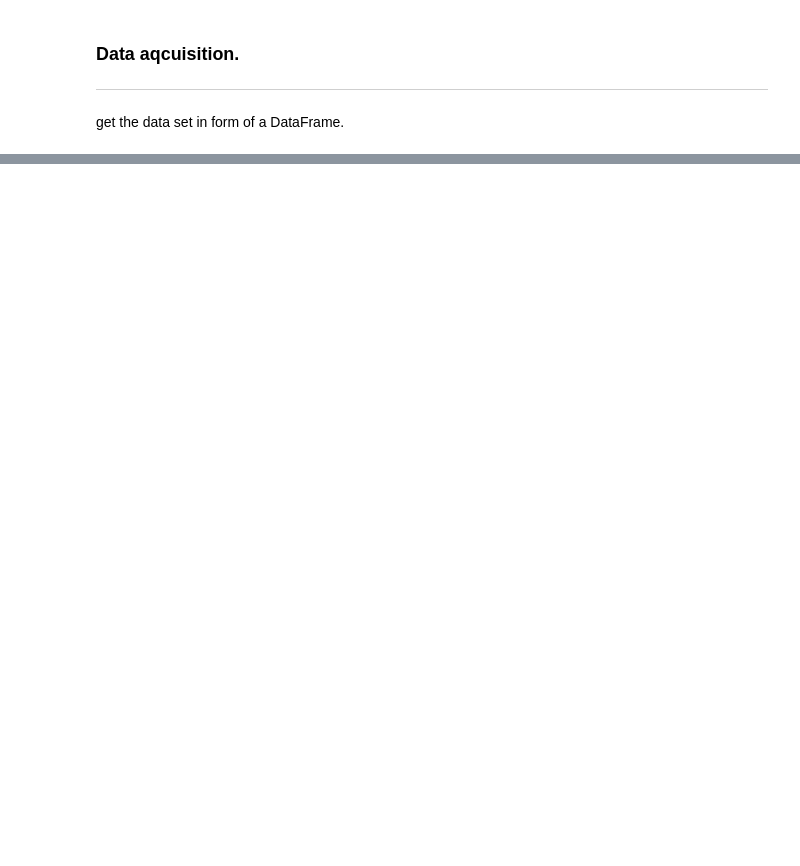
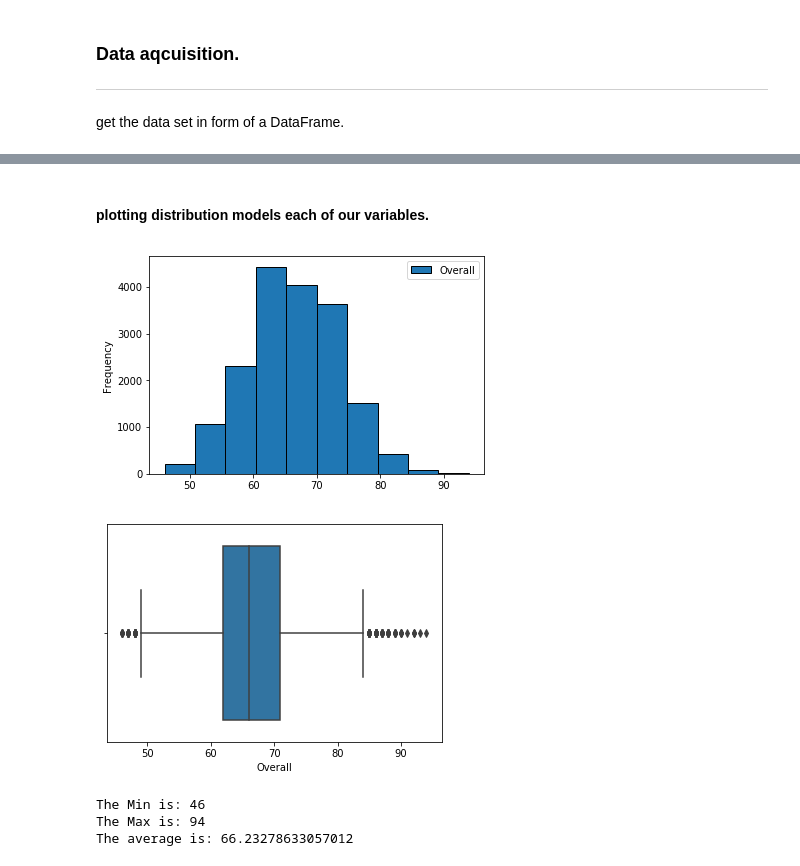
Before and after one commit to Umuzi-org/predict-soccer-player-wages-Black-Thunder01, a Jupyter notebook: fifa-18-demo-player-dataset/Predicting soccer wages.ipynb, the cells around one changed output, grey strips where cells are left out. Saved outputs shown, nothing was run; the diff lists cells and outputs as text; code cells hidden in the pictures; blank space fills up the shorter version.

```diff
--- a/fifa-18-demo-player-dataset/Predicting soccer wages.ipynb
+++ b/fifa-18-demo-player-dataset/Predicting soccer wages.ipynb
@@ -211,3 +124,0 @@ df1[df1['Finishing'] == '56-1']
-# %%
-
-data = df1.drop(columns=[])
@@ -379,0 +167,15 @@ plt.show()
+# %%
+# Set The players' value worth and the players' potential into numeric data cause at the moment the data
+# is in string format.
+wages = np.array(data['Wage'])
+salary = []
+for c in wages: #iterate over the wages list
+    c = c.replace('€','') #remove the Euro symbol, by replacing it with nothing
+    if 'K' in c:    #For Thousands
+        salary.append(c.replace('K', "000")) #replace the 'K' with actual with zeros
+    else:
+        salary.append(c)
+# change wage dtype to integers
+wages = [int(i) for i in salary]
+data = data.copy()
+data['Wage'] = np.array(wages).astype('int64')
@@ -379,0 +308,4 @@ plt.show()
+# %%
+clean = data[data['Wage'] > 0]
+print("Min :",min(clean['Wage']))
+print("Max :",max(clean['Wage']))
@@ -379,0 +337,4 @@ plt.show()
+# %%
+cols = ['Wage','Overall','Potential','Special', 'Reactions','Short passing','Vision']
+Ndata = clean[cols]
+Ndata.head(2)
@@ -379,0 +384,17 @@ plt.show()
+# %% [markdown]
+#### plotting distribution models each of our variables.
+# %%
+# 1. Overall Distribution
+Ndata.plot(y='Overall', kind='hist', edgecolor='black')
+plt.show()
+sns.boxplot(x=Ndata['Overall'])
+plt.show()
+print("The Min is:",min(Ndata['Overall']))
+print("The Max is:",max(Ndata['Overall']))
+print("The average is:",sum(Ndata['Overall'])/len(Ndata['Overall']))
+# %% [output]
+[figure, added]
+[figure, added]
+The Min is: 46
+The Max is: 94
+The average is: 66.23278633057012
```
Also changed, not shown: parts of 118 cells of this notebook.
